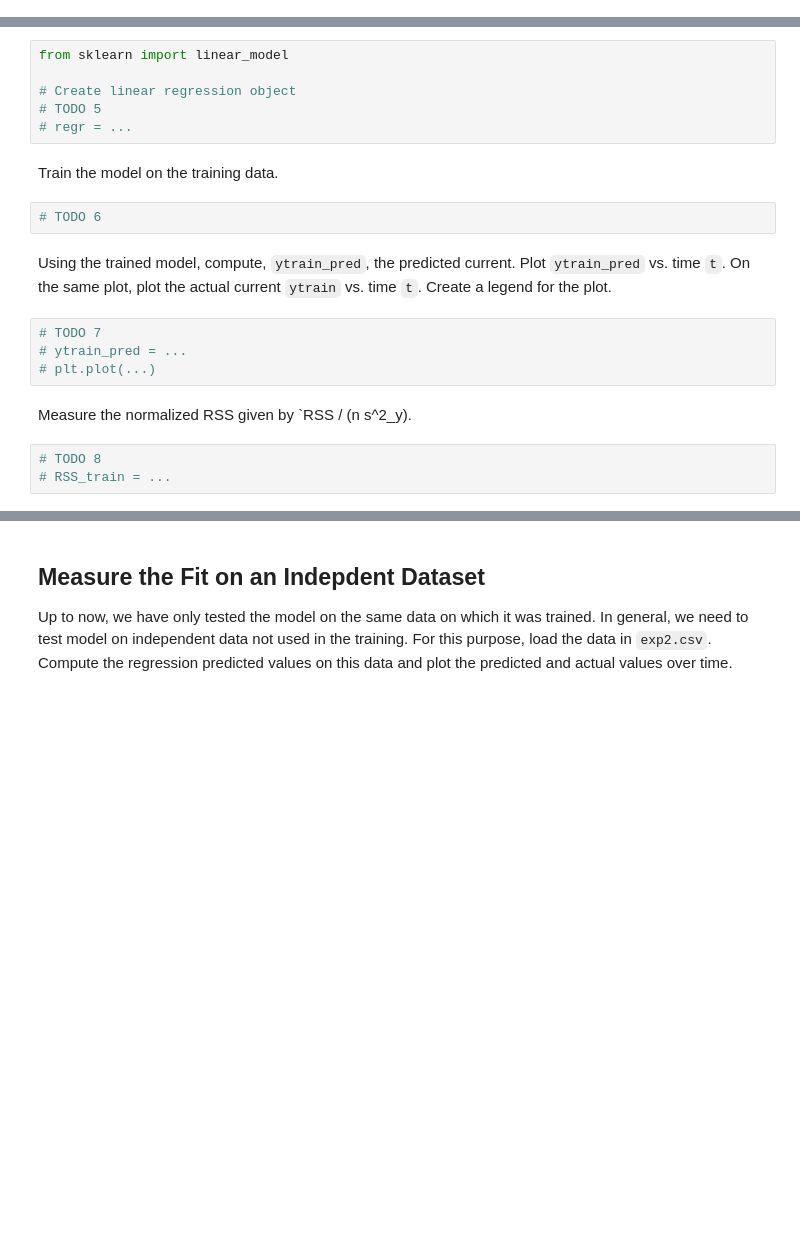
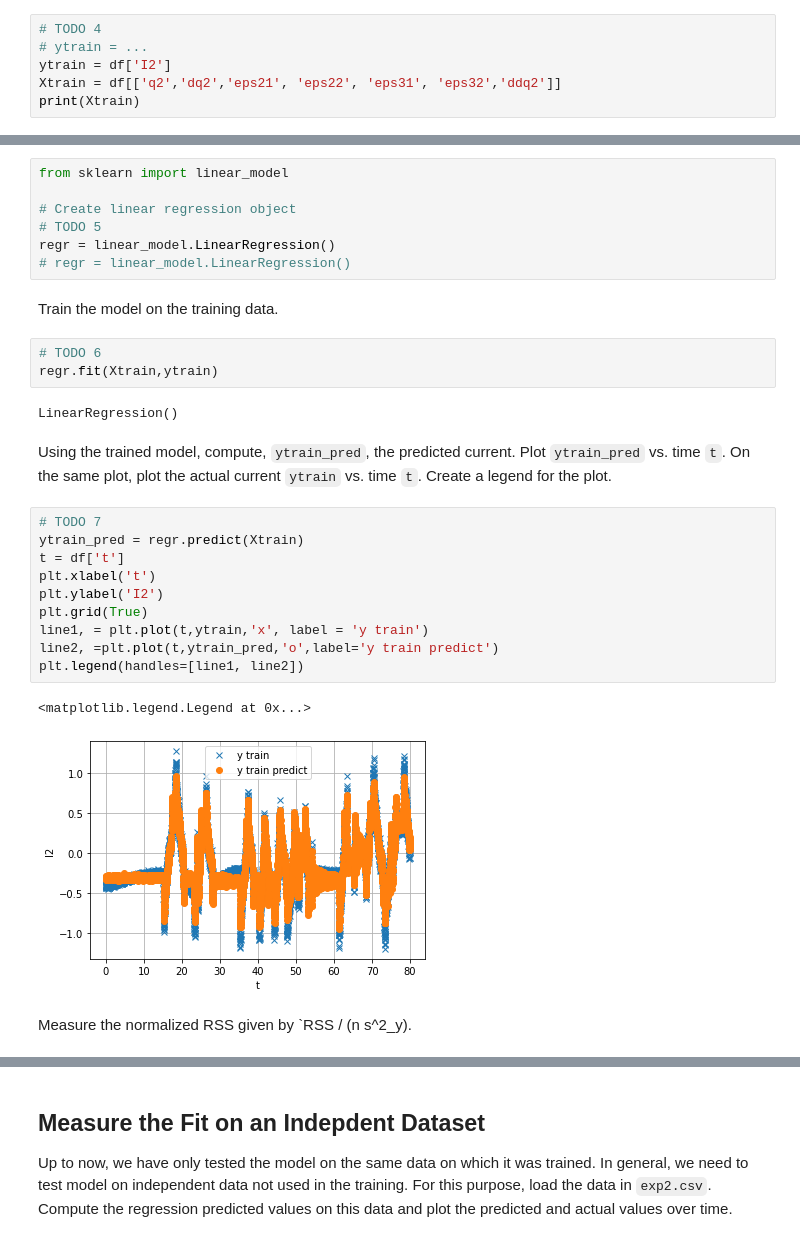
Before and after one commit to pliugithub/MachineLearning, a Jupyter notebook: unit03_mult_lin_reg/lab_robot_calib_partial.ipynb, the cells around one changed output, grey strips where cells are left out. Drawn from its saved outputs; the diff is of its cells as text; blank space fills up the shorter version.

```diff
--- a/unit03_mult_lin_reg/lab_robot_calib_partial.ipynb
+++ b/unit03_mult_lin_reg/lab_robot_calib_partial.ipynb
@@ -75,0 +91,6 @@ Use all the samples from the experiment 1 dataset to create the training data:
+# %%
+# TODO 4
+# ytrain = ...
+ytrain = df['I2']
+Xtrain = df[['q2','dq2','eps21', 'eps22', 'eps31', 'eps32','ddq2']]
+print(Xtrain)
@@ -81,19 +117,29 @@ from sklearn import linear_model
 
 # Create linear regression object
 # TODO 5
-# regr = ...
+regr = linear_model.LinearRegression()
+# regr = linear_model.LinearRegression()
 # %% [markdown]
 Train the model on the training data.
 # %%
 # TODO 6
+regr.fit(Xtrain,ytrain)
+# %% [output]
+LinearRegression()
 # %% [markdown]
 Using the trained model, compute, `ytrain_pred`, the predicted current.  Plot `ytrain_pred` vs. time `t`.  On the same plot, plot the actual current `ytrain` vs. time `t`.  Create a legend for the plot.
-# %%
-# TODO 7
-# ytrain_pred = ...
-# plt.plot(...)
+# %%
+# TODO 7
+ytrain_pred = regr.predict(Xtrain)
+t = df['t']
+plt.xlabel('t')
+plt.ylabel('I2')
+plt.grid(True)
+line1, = plt.plot(t,ytrain,'x', label = 'y train')
+line2, =plt.plot(t,ytrain_pred,'o',label='y train predict')
+plt.legend(handles=[line1, line2])
+# %% [output]
+<matplotlib.legend.Legend at 0x...>
+[figure, added]
 # %% [markdown]
 Measure the normalized RSS given by `RSS / (n s^2_y).
-# %%
-# TODO 8
-# RSS_train = ...
```
Also changed, not shown: parts of 12 cells of this notebook.
